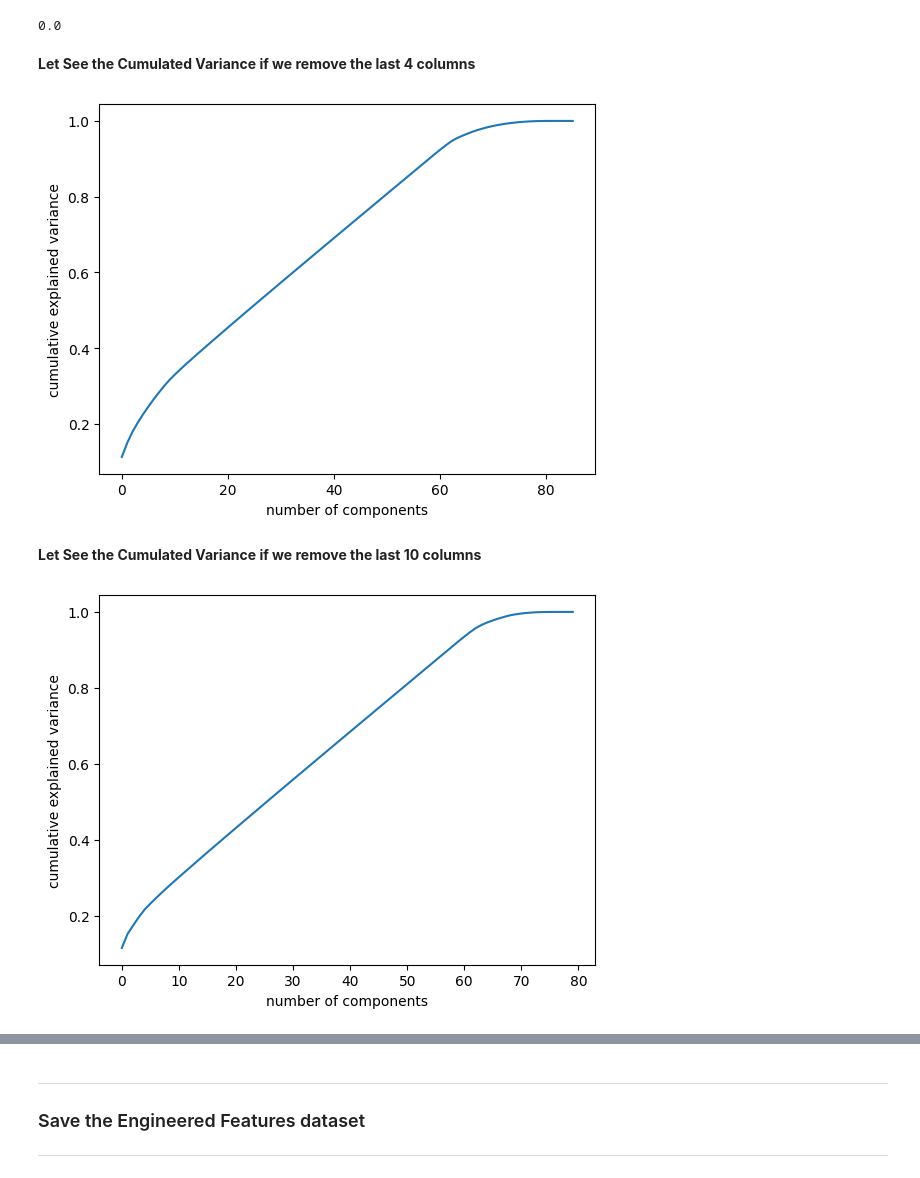
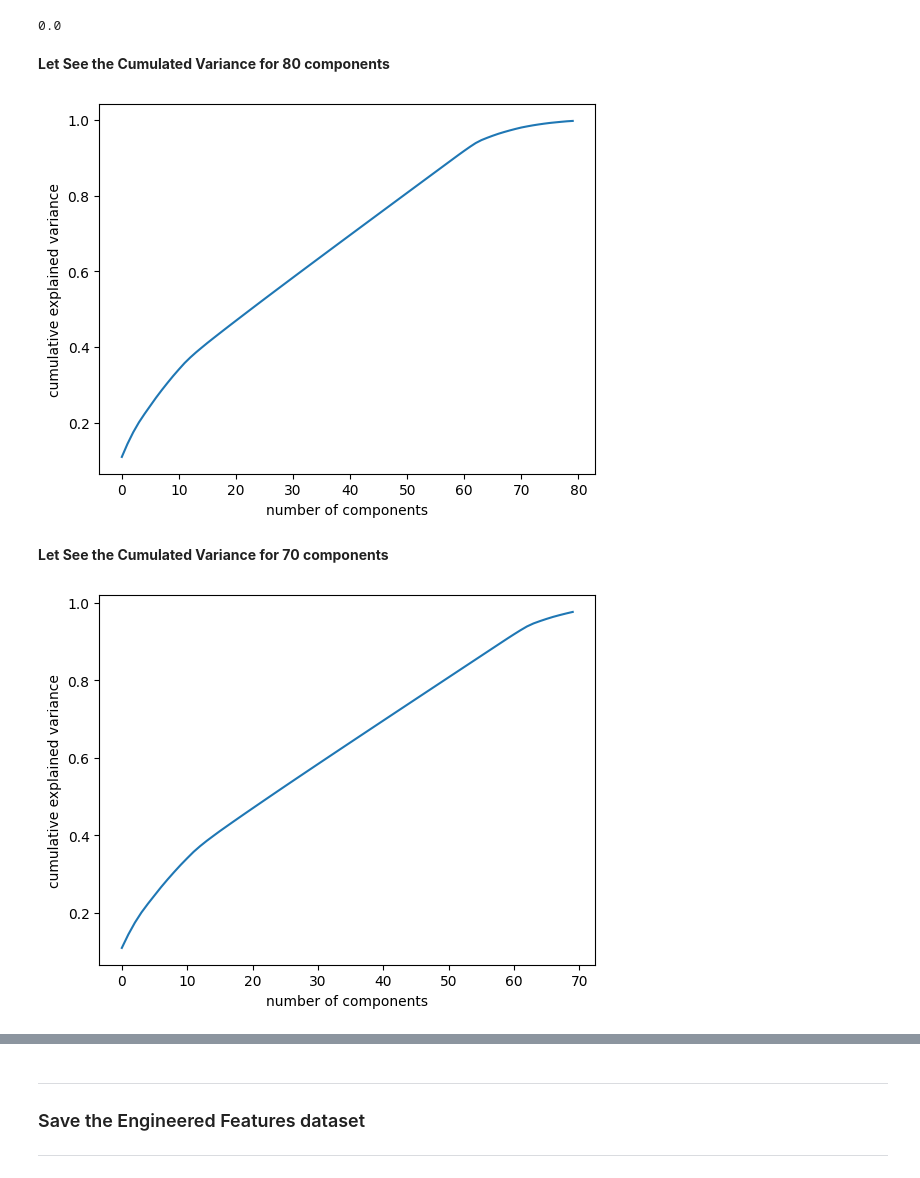
Before and after one commit to ABF-QC/Module2_Project3, a Jupyter notebook: notebook/Feature_Engineering.ipynb, the cells around one changed output, grey strips where cells are left out. Cells and saved outputs as stored; diff of their text form; code cells hidden in the pictures.

```diff
--- a/notebook/Feature_Engineering.ipynb
+++ b/notebook/Feature_Engineering.ipynb
@@ -215,20 +218,20 @@ pca.noise_variance_
 # %% [output]
 0.0
 # %% [markdown]
-**Let See the Cumulated Variance if we remove the last 4 columns**
+**Let See the Cumulated Variance for 80 components**
 # %%
-pca = PCA().fit(X_scaled[:,0:-4])
+pca = PCA(n_components=80, whiten=True).fit(X_scaled)
 plt.plot(np.cumsum(pca.explained_variance_ratio_))
 plt.xlabel('number of components')
 plt.ylabel('cumulative explained variance');
 # %% [output]
-[figure, old version]
+[figure, new version]
-# %% [markdown]
-**Let See the Cumulated Variance if we remove the last 10 columns**
+# %% [markdown]
+**Let See the Cumulated Variance for 70 components**
 # %%
-pca = PCA().fit(X_scaled[:,0:-10])
+pca = PCA(n_components=70, whiten=True).fit(X_scaled)
 plt.plot(np.cumsum(pca.explained_variance_ratio_))
 plt.xlabel('number of components')
 plt.ylabel('cumulative explained variance');
 # %% [output]
-[figure, old version]
+[figure, new version]
```
Also changed, not shown: parts of 6 cells of this notebook, 5 other files.
